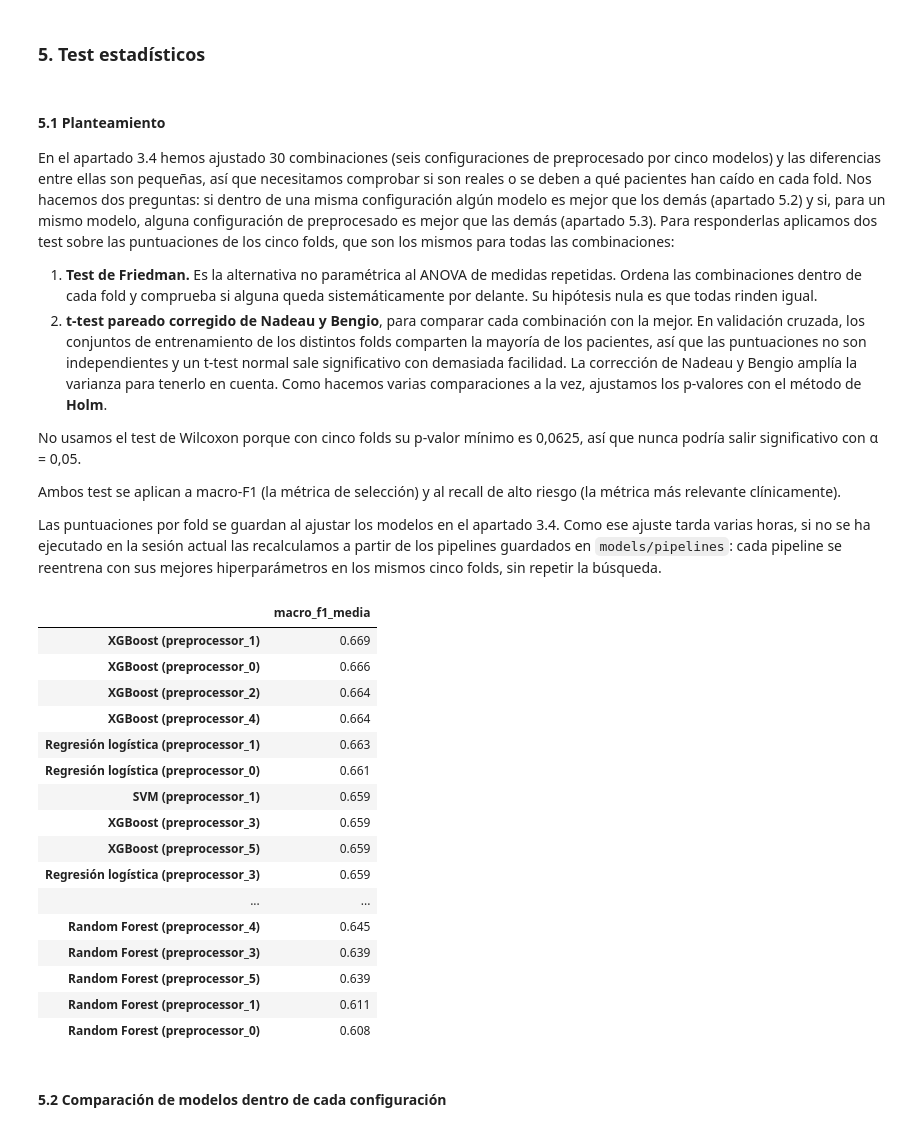
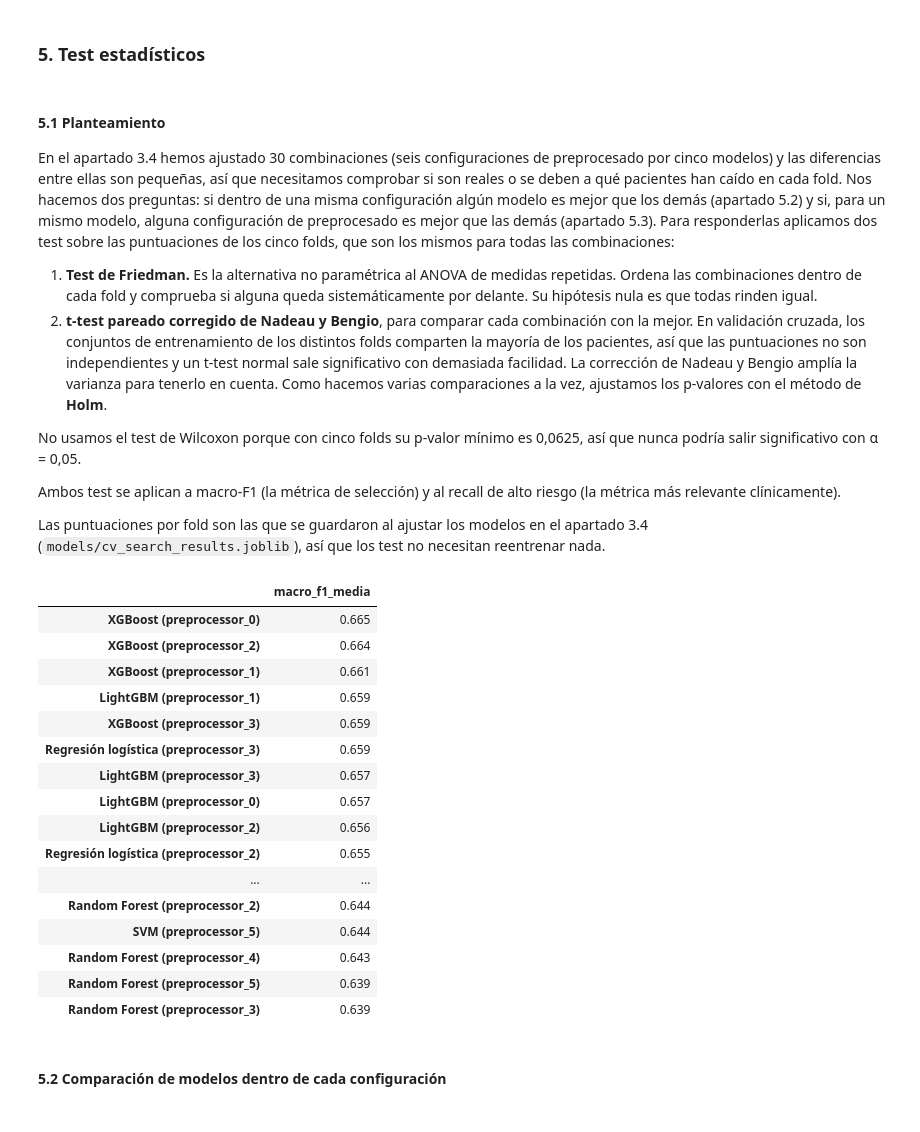
Before and after one commit to alberct96/ML-Entregable1, a Jupyter notebook: ML-Entregable1.ipynb, the cells around one changed output. Drawn from its saved outputs; the diff is of its cells as text; code cells hidden in the pictures.

Commit message:
test estadísticos: puntuaciones del retuning y observación del 5.2

```diff
--- a/ML-Entregable1.ipynb
+++ b/ML-Entregable1.ipynb
@@ -2326,12 +2326,8 @@ No usamos el test de Wilcoxon porque con cinco folds su p-valor mínimo es 0,062
 
 Ambos test se aplican a macro-F1 (la métrica de selección) y al recall de alto riesgo (la métrica más relevante clínicamente).
 
-Las puntuaciones por fold se guardan al ajustar los modelos en el apartado 3.4. Como ese ajuste tarda varias horas, si no se ha ejecutado en la sesión actual las recalculamos a partir de los pipelines guardados en `models/pipelines`: cada pipeline se reentrena con sus mejores hiperparámetros en los mismos cinco folds, sin repetir la búsqueda.
+Las puntuaciones por fold son las que se guardaron al ajustar los modelos en el apartado 3.4 (`models/cv_search_results.joblib`), así que los test no necesitan reentrenar nada.
 # %%
-from scipy.stats import friedmanchisquare, t as t_dist
-from sklearn.model_selection import cross_validate
-
-
 def fold_scores_table(metric, config_name=None, model_name=None):
     """
     Puntuaciones por fold de una métrica, con una columna por combinación.
@@ -2346,7 +2342,7 @@ def fold_scores_table(metric, config_name=None, model_name=None):
     """
     table = {}
     for (config, model), folds in cv_fold_scores.items():
-        if config not in preprocessors or config_name not in (None, config) or model_name not in (None, model):
+        if config_name not in (None, config) or model_name not in (None, model):
             continue
         if config_name is not None:
             table[model] = folds[metric].values
@@ -2409,40 +2405,30 @@ def compare_with_best(scores, significance_level=0.05):
     comparison["significativo"] = comparison["p_valor_holm"] < significance_level
     return comparison
 # %%
-# Si el apartado 3.4 no se ha ejecutado en esta sesión, recalculamos las puntuaciones por fold
-# a partir de los pipelines guardados (mismos folds y mejores hiperparámetros, sin búsqueda)
-pipeline_model_path = "models/pipelines"
+# Comprobamos que las puntuaciones por fold cargadas en el apartado 3.4 corresponden a sus medias
+for key, folds in cv_fold_scores.items():
+    assert np.isclose(folds["macro_f1"].mean(), search_results.loc[key, "macro_f1_media"]), key
 
-for config_name in preprocessors:
-    for model_name in model_specs:
-        if (config_name, model_name) in cv_fold_scores:
-            continue
-        pipeline = joblib.load(f"{pipeline_model_path}/modelo_{model_name}_{config_name}.joblib")
-        results = cross_validate(clone(pipeline), X_dev, y_dev, cv=cv_splitter, scoring=scoring, n_jobs=-1)
-        cv_fold_scores[(config_name, model_name)] = pd.DataFrame(
-            {metric: results[f"test_{metric}"] for metric in scoring}
-        )
-
-# Media de macro-F1 de cada combinación, que debe coincidir con la tabla del apartado 3.4
+# Media de macro-F1 de cada combinación, la misma que en la tabla del apartado 3.4
 fold_scores_table("macro_f1").mean().sort_values(ascending=False).round(3).to_frame("macro_f1_media")
 # %% [output]
 |  | macro_f1_media |
-| XGBoost (preprocessor_1) | 0.669 |
-| XGBoost (preprocessor_0) | 0.666 |
+| XGBoost (preprocessor_0) | 0.665 |
 | XGBoost (preprocessor_2) | 0.664 |
-| XGBoost (preprocessor_4) | 0.664 |
-| Regresión logística (preprocessor_1) | 0.663 |
-| Regresión logística (preprocessor_0) | 0.661 |
-| SVM (preprocessor_1) | 0.659 |
+| XGBoost (preprocessor_1) | 0.661 |
+| LightGBM (preprocessor_1) | 0.659 |
 | XGBoost (preprocessor_3) | 0.659 |
-| XGBoost (preprocessor_5) | 0.659 |
 | Regresión logística (preprocessor_3) | 0.659 |
+| LightGBM (preprocessor_3) | 0.657 |
+| LightGBM (preprocessor_0) | 0.657 |
+| LightGBM (preprocessor_2) | 0.656 |
+| Regresión logística (preprocessor_2) | 0.655 |
 | ... | ... |
-| Random Forest (preprocessor_4) | 0.645 |
+| Random Forest (preprocessor_2) | 0.644 |
+| SVM (preprocessor_5) | 0.644 |
+| Random Forest (preprocessor_4) | 0.643 |
+| Random Forest (preprocessor_5) | 0.639 |
 | Random Forest (preprocessor_3) | 0.639 |
-| Random Forest (preprocessor_5) | 0.639 |
-| Random Forest (preprocessor_1) | 0.611 |
-| Random Forest (preprocessor_0) | 0.608 |
 # %% [markdown]
 #### 5.2 Comparación de modelos dentro de cada configuración
 # %%
```
Also changed, not shown: parts of 3 cells of this notebook.
